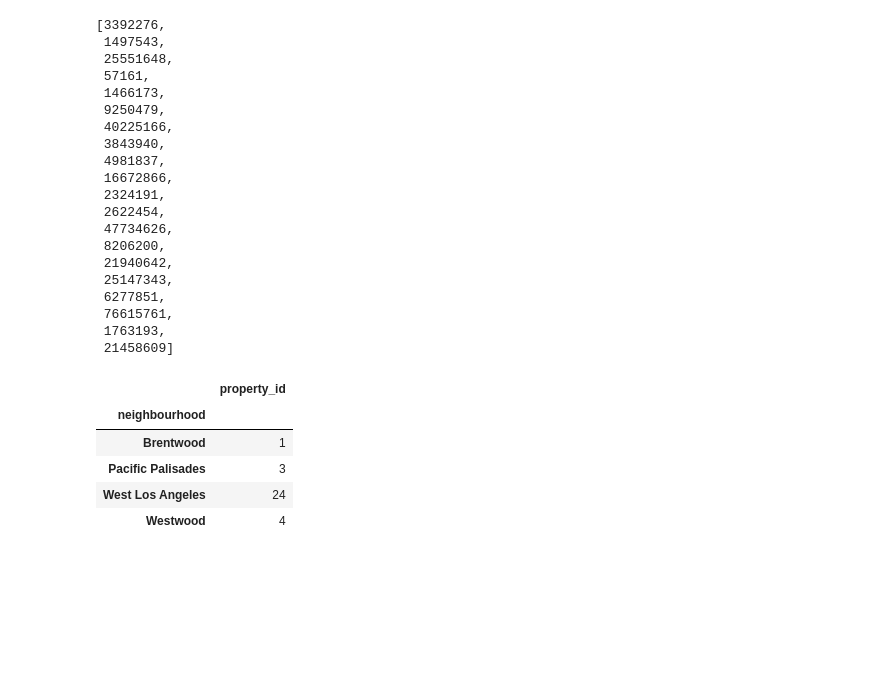
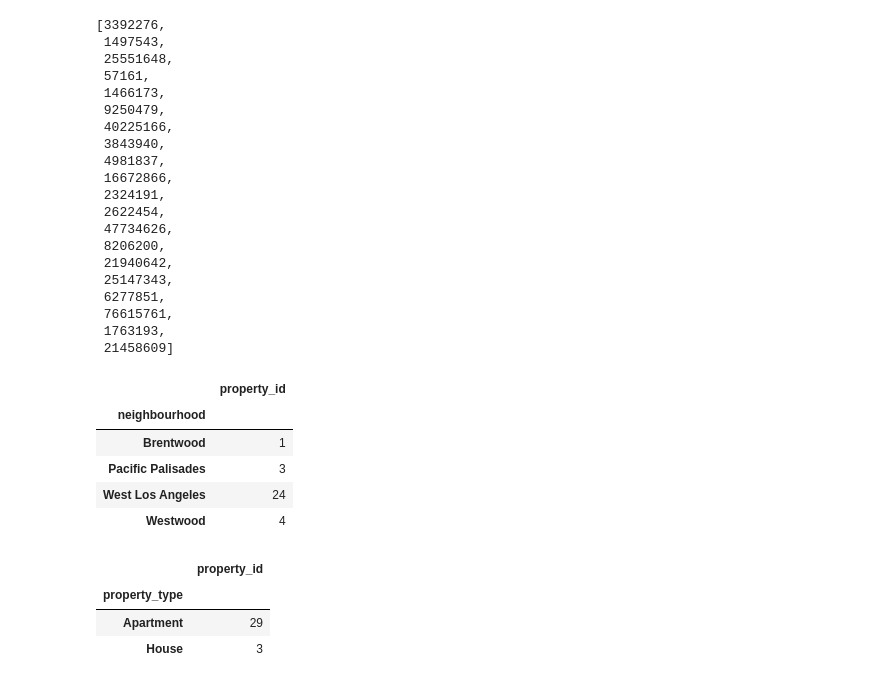
Before and after one commit to Maryamlaine/Airbnb, a Jupyter notebook: airbnb_maryam.ipynb, the cells around one changed output. Saved outputs shown, nothing was run; the diff lists cells and outputs as text; code cells hidden in the pictures; blank space fills up the shorter version.

```diff
--- a/airbnb_maryam.ipynb
+++ b/airbnb_maryam.ipynb
@@ -400,6 +399,13 @@ neighbourhoods[0]
 | Pacific Palisades | 3 |
 | West Los Angeles | 24 |
 | Westwood | 4 |
+# %%
+properties[0]
+# %% [output]
+|  | property_id |
+| property_type |  |
+| Apartment | 29 |
+| House | 3 |
 # %%
 top1_host = df.host_id == 3392276
 df[top1_host].neighbourhood_group.value_counts()
```
Also changed, not shown: parts of 50 cells of this notebook, 2 other files.
